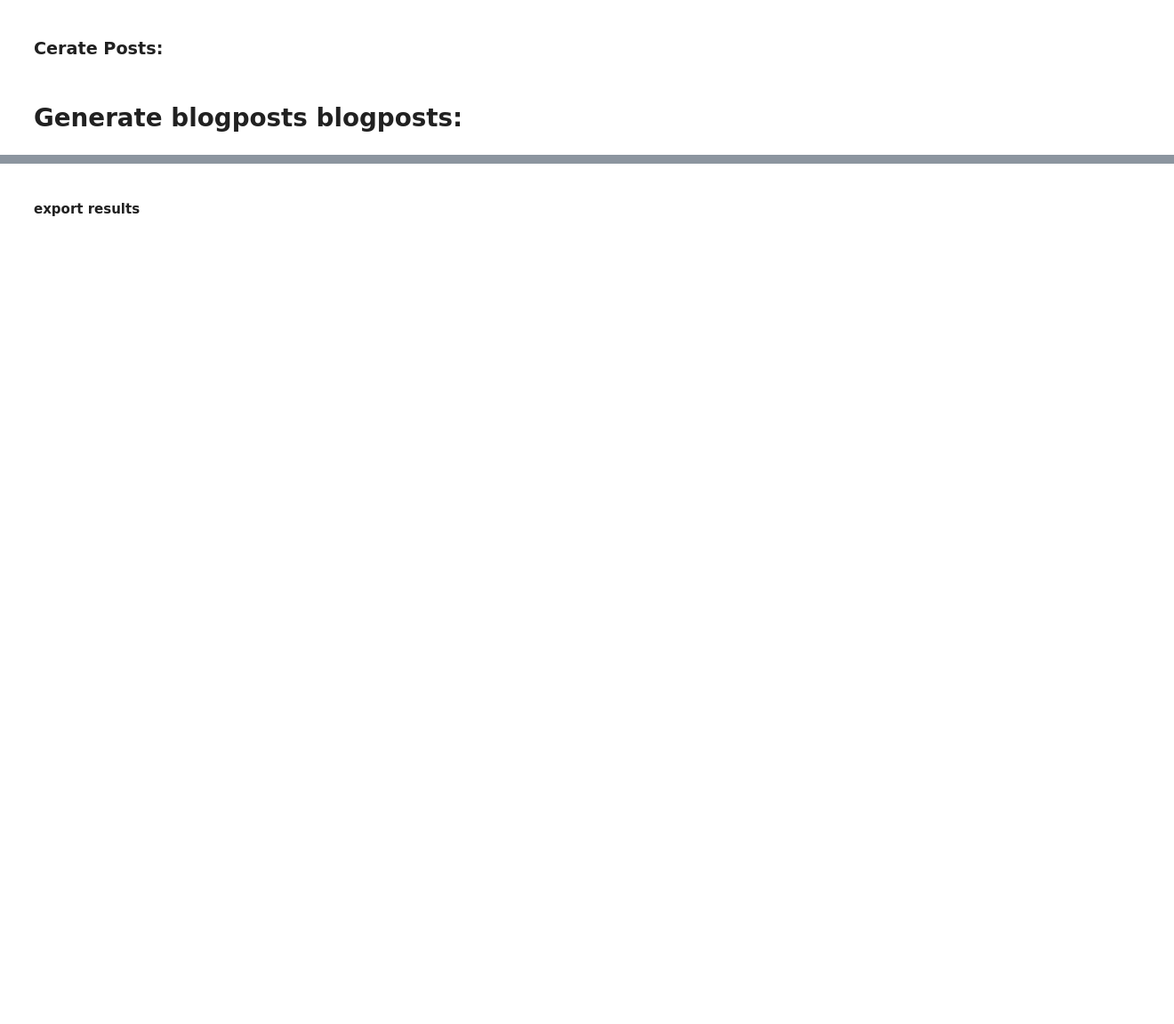
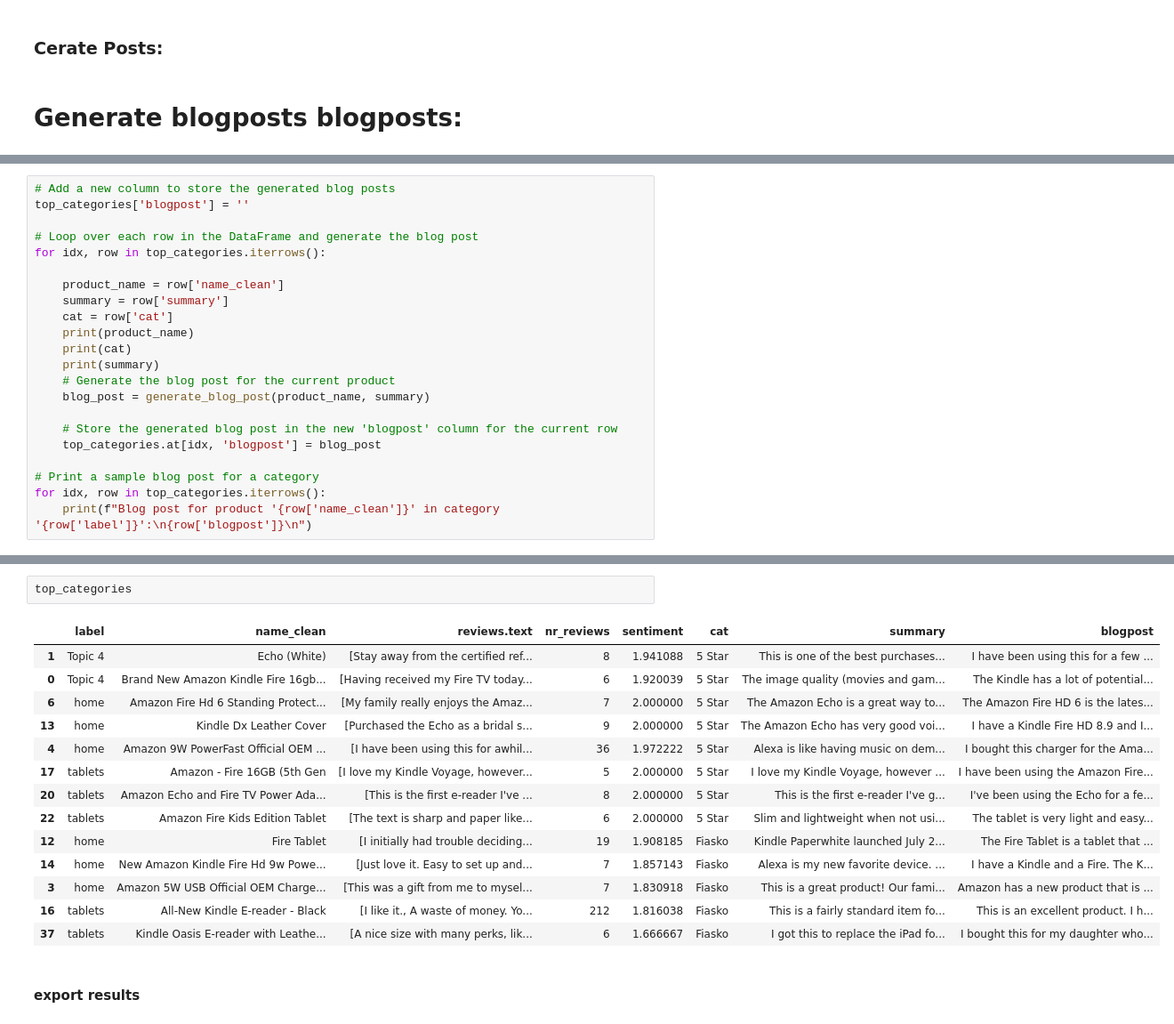
Before and after one commit to mojeffski/project_amazon, a Jupyter notebook: 3_genai_blogposts.ipynb, the cells around one changed output, grey strips where cells are left out. Shown: that part at 89% size. Saved outputs shown, nothing was run; the diff lists cells and outputs as text; blank space fills up the shorter version.

```diff
--- a/3_genai_blogposts.ipynb
+++ b/3_genai_blogposts.ipynb
@@ -276,0 +210,22 @@ New Amazon Kindle Fire Hd 9w Powerfast Adapter Charger + Micro Usb Angle Cable f
+# %%
+# Add a new column to store the generated blog posts
+top_categories['blogpost'] = ''
+
+# Loop over each row in the DataFrame and generate the blog post
+for idx, row in top_categories.iterrows():
+
+    product_name = row['name_clean']
+    summary = row['summary']
+    cat = row['cat']
+    print(product_name)
+    print(cat)
+    print(summary)
+    # Generate the blog post for the current product
+    blog_post = generate_blog_post(product_name, summary)
+
+    # Store the generated blog post in the new 'blogpost' column for the current row
+    top_categories.at[idx, 'blogpost'] = blog_post
+
+# Print a sample blog post for a category
+for idx, row in top_categories.iterrows():
+    print(f"Blog post for product '{row['name_clean']}' in category '{row['label']}':\n{row['blogpost']}\n")
@@ -277,3 +274,20 @@ New Amazon Kindle Fire Hd 9w Powerfast Adapter Charger + Micro Usb Angle Cable f
+# %%
+top_categories
+# %% [output]
+|  | label | name_clean | reviews.text | nr_reviews | sentiment | cat | summary | blogpost |
+| 1 | Topic 4 | Echo (White) | [Stay away from the certified ref... | 8 | 1.941088 | 5 Star | This is one of the best purchases... | I have been using this for a few ... |
+| 0 | Topic 4 | Brand New Amazon Kindle Fire 16gb... | [Having received my Fire TV today... | 6 | 1.920039 | 5 Star | The image quality (movies and gam... | The Kindle has a lot of potential... |
+| 6 | home | Amazon Fire Hd 6 Standing Protect... | [My family really enjoys the Amaz... | 7 | 2.000000 | 5 Star | The Amazon Echo is a great way to... | The Amazon Fire HD 6 is the lates... |
+| 13 | home | Kindle Dx Leather Cover | [Purchased the Echo as a bridal s... | 9 | 2.000000 | 5 Star | The Amazon Echo has very good voi... | I have a Kindle Fire HD 8.9 and I... |
+| 4 | home | Amazon 9W PowerFast Official OEM ... | [I have been using this for awhil... | 36 | 1.972222 | 5 Star | Alexa is like having music on dem... | I bought this charger for the Ama... |
+| 17 | tablets | Amazon - Fire 16GB (5th Gen | [I love my Kindle Voyage, however... | 5 | 2.000000 | 5 Star | I love my Kindle Voyage, however ... | I have been using the Amazon Fire... |
+| 20 | tablets | Amazon Echo and Fire TV Power Ada... | [This is the first e-reader I've ... | 8 | 2.000000 | 5 Star | This is the first e-reader I've g... | I've been using the Echo for a fe... |
+| 22 | tablets | Amazon Fire Kids Edition Tablet | [The text is sharp and paper like... | 6 | 2.000000 | 5 Star | Slim and lightweight when not usi... | The tablet is very light and easy... |
+| 12 | home | Fire Tablet | [I initially had trouble deciding... | 19 | 1.908185 | Fiasko | Kindle Paperwhite launched July 2... | The Fire Tablet is a tablet that ... |
+| 14 | home | New Amazon Kindle Fire Hd 9w Powe... | [Just love it. Easy to set up and... | 7 | 1.857143 | Fiasko | Alexa is my new favorite device. ... | I have a Kindle and a Fire. The K... |
+| 3 | home | Amazon 5W USB Official OEM Charge... | [This was a gift from me to mysel... | 7 | 1.830918 | Fiasko | This is a great product! Our fami... | Amazon has a new product that is ... |
+| 16 | tablets | All-New Kindle E-reader - Black | [I like it., A waste of money. Yo... | 212 | 1.816038 | Fiasko | This is a fairly standard item fo... | This is an excellent product. I h... |
+| 37 | tablets | Kindle Oasis E-reader with Leathe... | [A nice size with many perks, lik... | 6 | 1.666667 | Fiasko | I got this to replace the iPad fo... | I bought this for my daughter who... |
 # %% [markdown]
 #### export results
 # %%
```
Also changed, not shown: parts of 8 cells of this notebook, 1 other file.
